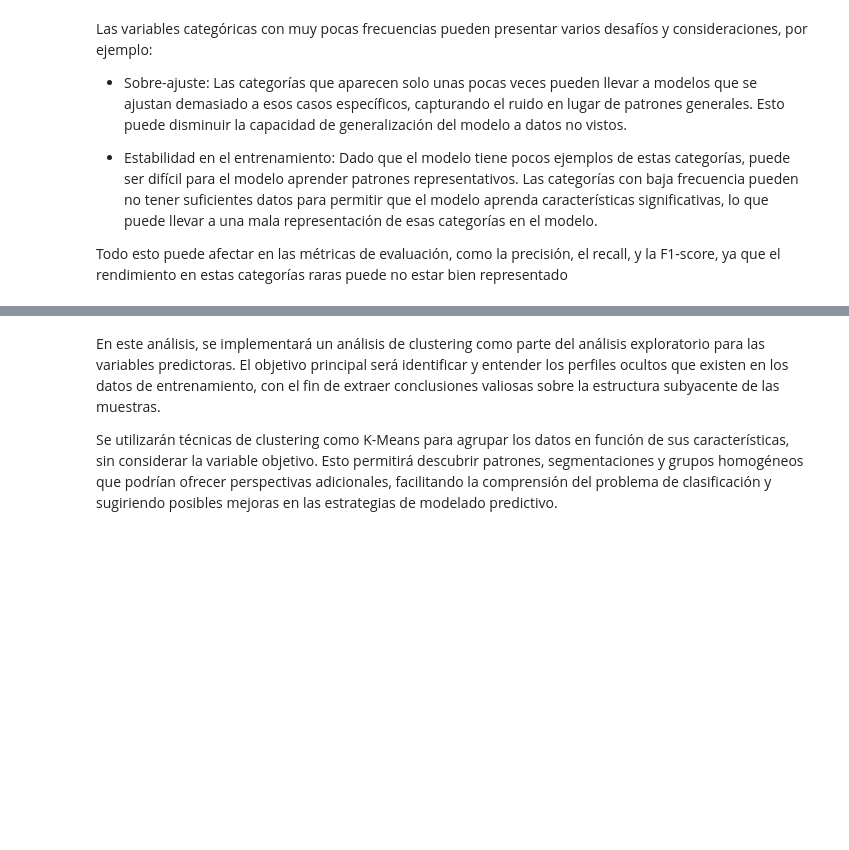
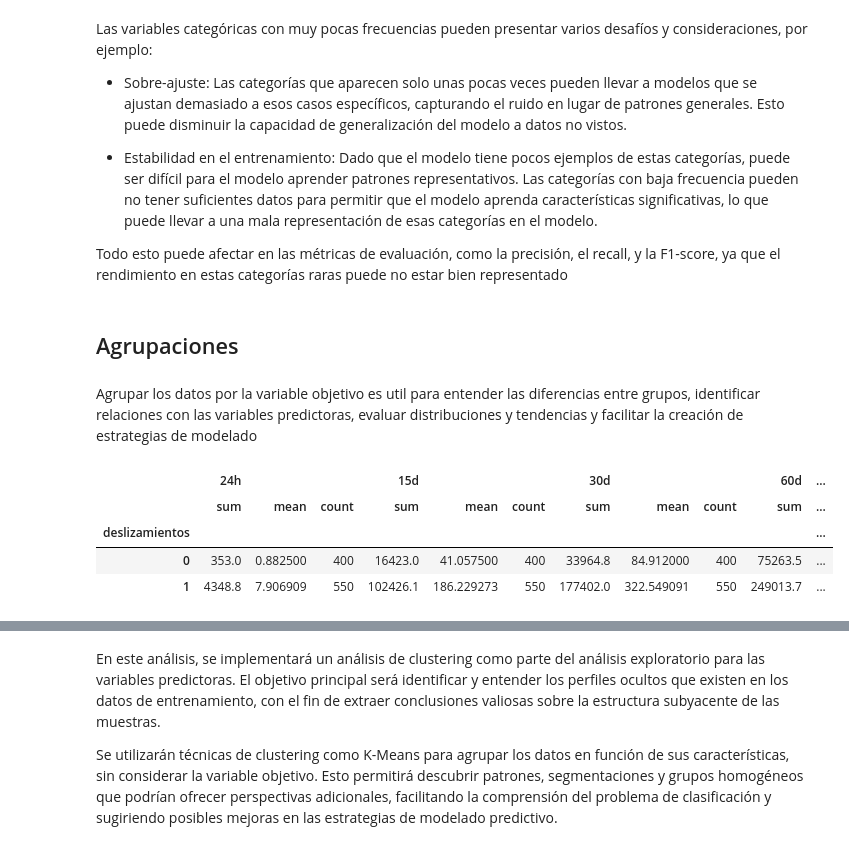
Before and after one commit to SimonLopezR/estimacion_riesgo_deslizamiento, a Jupyter notebook: docs/eda.ipynb, the cells around one changed output, grey strips where cells are left out. Saved outputs shown, nothing was run; the diff lists cells and outputs as text; code cells hidden in the pictures; blank space fills up the shorter version.

```diff
--- a/docs/eda.ipynb
+++ b/docs/eda.ipynb
@@ -174,3 +178,18 @@ Las variables categóricas con muy pocas frecuencias pueden presentar varios des
 
 
 Todo esto puede afectar en las métricas de evaluación, como la precisión, el recall, y la F1-score, ya que el rendimiento en estas categorías raras puede no estar bien representado
+# %% [markdown]
+## Agrupaciones
+# %% [markdown]
+Agrupar los datos por la variable objetivo es util para entender las diferencias entre grupos, identificar relaciones con las variables predictoras, evaluar distribuciones y tendencias y facilitar la creación de estrategias de modelado
+# %%
+cols_g=['24h', '15d', '30d', '60d', 'deslizamientos']
+df__=df[cols_g]
+# %%
+df__.groupby('deslizamientos').agg(['sum', 'mean', 'count'])
+# %% [output]
+|  | 24h |  |  | 15d |  |  | 30d |  |  | 60d | ... |
+|  | sum | mean | count | sum | mean | count | sum | mean | count | sum | ... |
+| deslizamientos |  |  |  |  |  |  |  |  |  |  | ... |
+| 0 | 353.0 | 0.882500 | 400 | 16423.0 | 41.057500 | 400 | 33964.8 | 84.912000 | 400 | 75263.5 | ... |
+| 1 | 4348.8 | 7.906909 | 550 | 102426.1 | 186.229273 | 550 | 177402.0 | 322.549091 | 550 | 249013.7 | ... |
```
Also changed, not shown: parts of 17 cells of this notebook, 16 other files.
